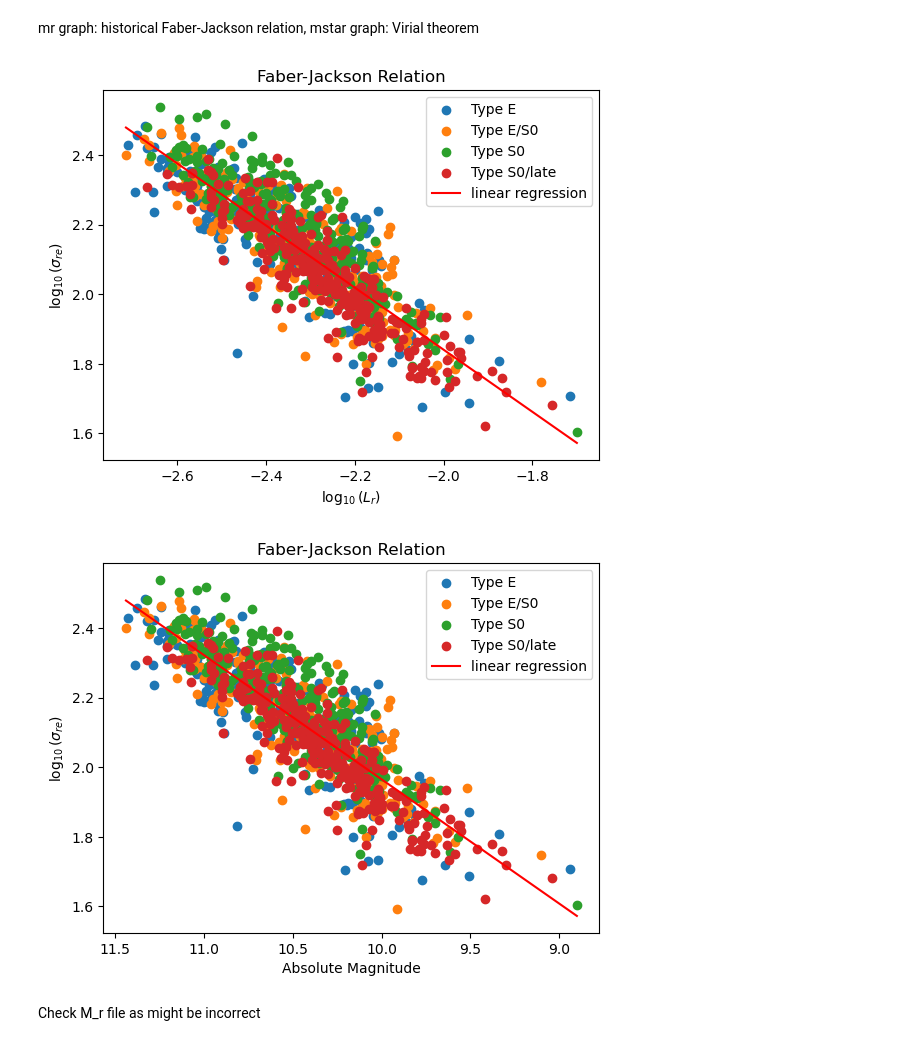
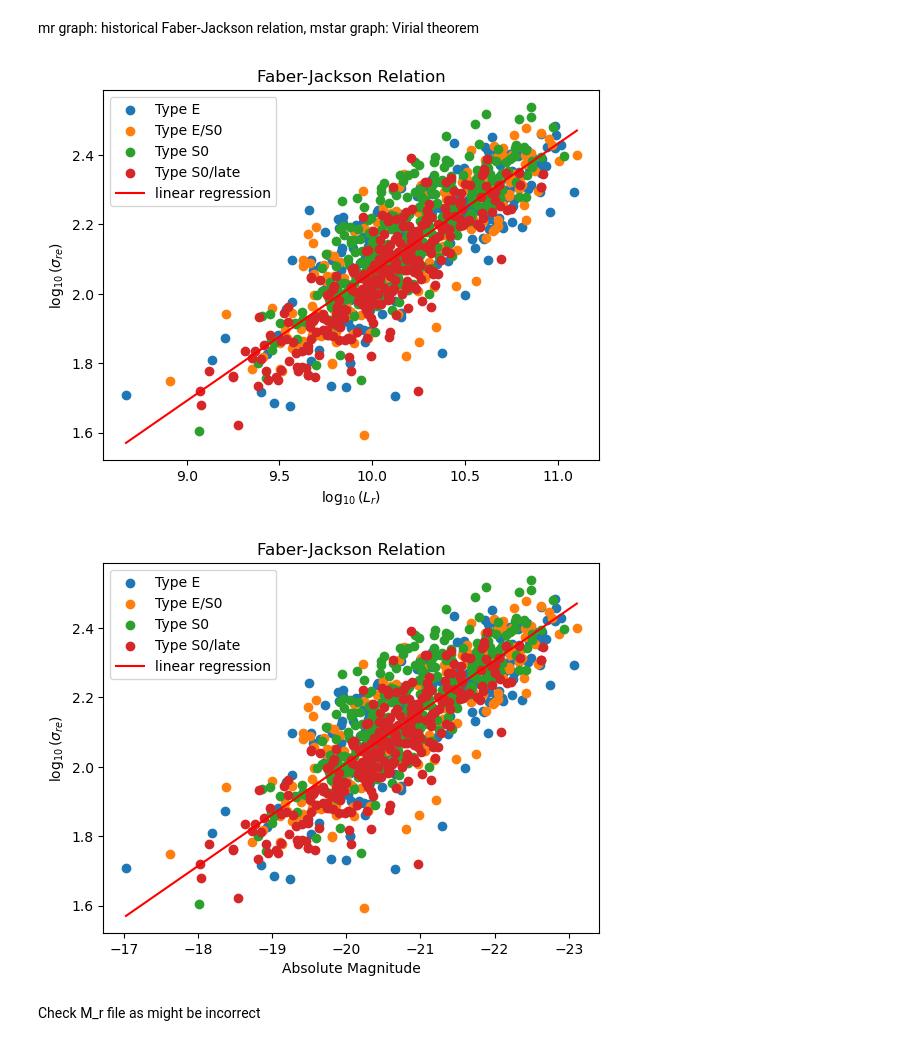
Before and after one commit to lina-pp/PHYS3116_Group3, a Jupyter notebook: FJplots.ipynb, the cells around one changed output. Saved outputs shown, nothing was run; the diff lists cells and outputs as text; code cells hidden in the pictures.

Commit message:
mr graph

```diff
--- a/FJplots.ipynb
+++ b/FJplots.ipynb
@@ -141,7 +141,7 @@ plt.show()
 mr graph: historical Faber-Jackson relation,
 mstar graph: Virial theorem
 # %%
-skiprow, catid, type, sigma_re, m_r = np.loadtxt('cleaned_data_mr.txt', unpack=True) # Data saved as array in text file
+skiprow, catid, type, sigma_re, m_r = np.loadtxt('cleaned_data_mr_1.5.txt', unpack=True) # Data saved as array in text file
 yvalues = np.log10(sigma_re)
 
 M_sun_r = 4.65  # Sun's absolute magnitude in SDSS r-band (AB system)
@@ -166,39 +166,42 @@ plt.xlabel(r"$\log_{10}(L_r)$")
 plt.ylabel(r"$\log_{10}(\sigma_{re})$")
 plt.show()
 # %% [output]
-[figure, old version]
+[figure, new version]
 # %%
-skiprow, catid, type, sigma_re, m_r = np.loadtxt('cleaned_data_mr.txt', unpack=True) # Data saved as array in text file
+import numpy as np
+import matplotlib.pyplot as plt
+
+skiprow, catid, type, sigma_re, m_r = np.loadtxt('cleaned_data_mr_1.5.txt', unpack=True) # Data saved as array in text file
 yvalues = np.log10(sigma_re)
 xvalues = m_r   # m_r
 
 M = xvalues
 sigma = yvalues
 
 a,b= np.polyfit(M, sigma, 1) # Fit a linear regression to the data
 xcoords = np.linspace(np.min(M), np.max(M), 100) # Create an array of x values for the linear regression line
 ycoords = a * xcoords + b # Calculate the y values of the linear regression line
 
 E = type == 0.0
 E_S0 = type == 0.5
 S0 = type == 1.0
 S0_late = type == 1.5
 
 plt.scatter(xvalues[E], yvalues[E], label="Type E")
 plt.scatter(xvalues[E_S0], yvalues[E_S0], label="Type E/S0")
 plt.scatter(xvalues[S0], yvalues[S0], label="Type S0")
 plt.scatter(xvalues[S0_late], yvalues[S0_late], label="Type S0/late")
 plt.plot(xcoords, ycoords, color="red", label="linear regression") #show linear regression as red line
 
 
 plt.gca().invert_xaxis() #invert x axis to match the convention of absolute magnitude (brighter objects have lower magnitudes)
 
 plt.legend(loc="best")
 plt.title("Faber-Jackson Relation")
 plt.xlabel(r"Absolute Magnitude")
 plt.ylabel(r"$\log_{10}(\sigma_{re})$")
 plt.show()
 # %% [output]
-[figure, old version]
+[figure, new version]
 # %% [markdown]
 Check M_r file as might be incorrect
```
